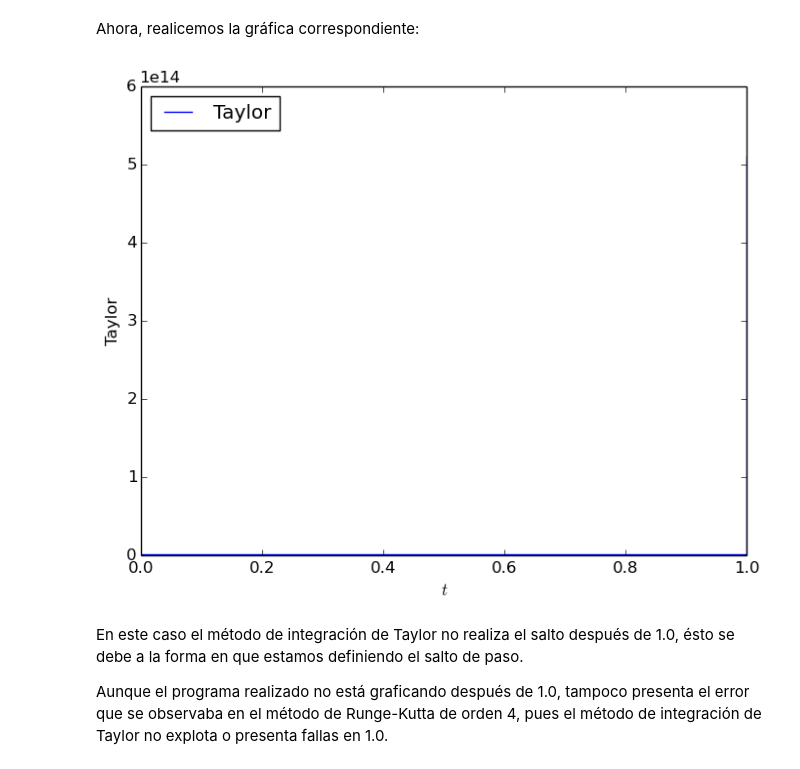
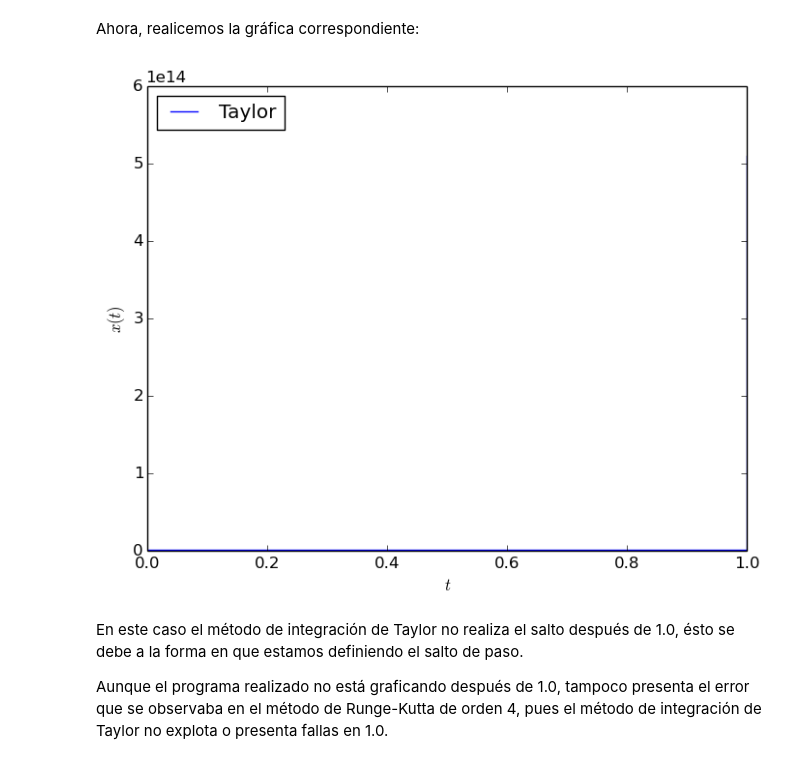
Before and after one commit to lbenet/2016-1_TemasSelectosFisComp, a Jupyter notebook: tareas/Ernesto Carro/3-EjerciciosTaylor.ipynb, the cells around one changed output. Saved outputs shown, nothing was run; the diff lists cells and outputs as text; code cells hidden in the pictures.

```diff
--- a/tareas/Ernesto Carro/3-EjerciciosTaylor.ipynb
+++ b/tareas/Ernesto Carro/3-EjerciciosTaylor.ipynb
@@ -465,11 +463,11 @@ Ahora, realicemos la gráfica correspondiente:
 # %%
 plot(Int_tay1, X_tay1, label="Taylor")
 legend(loc=2)
 xlabel(L"t")
-ylabel("Taylor")
+ylabel(L"x(t)")
 show()
 # %% [output]
-[figure, old version]
+[figure, new version]
 # %% [markdown]
 En este caso el método de integración de Taylor no realiza el salto después de 1.0, ésto se debe a la forma en que estamos definiendo el salto de paso.
 
```
Also changed, not shown: parts of 6 cells of this notebook.
